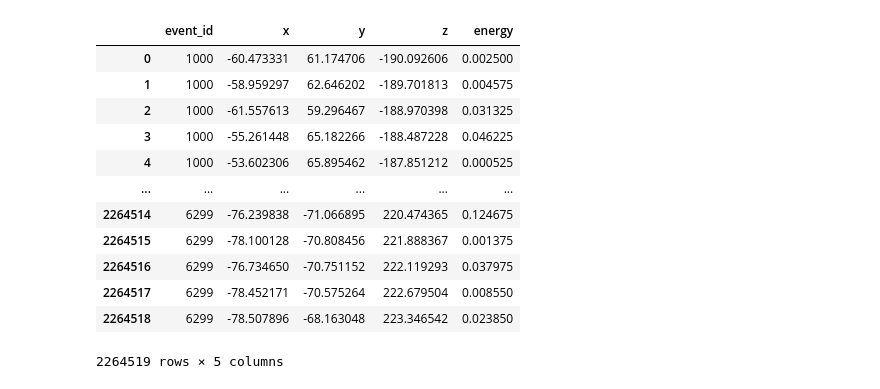
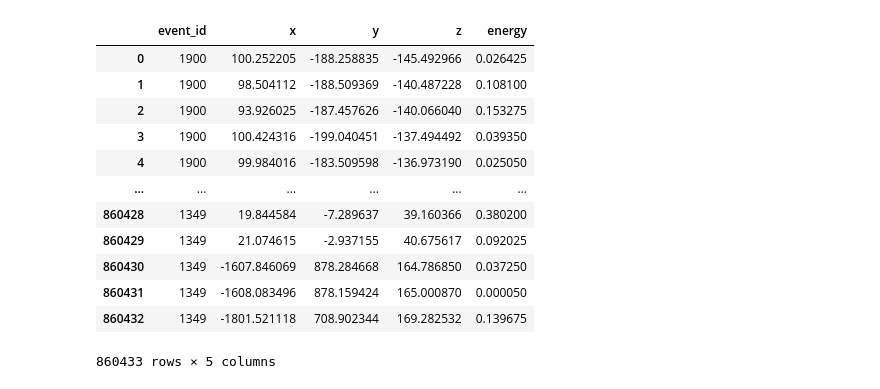
Before and after one commit to kvjmistry/NEXT_nudobe, a Jupyter notebook: workdir/TrackBuilder.ipynb, the cells around one changed output. Cells and saved outputs as stored; diff of their text form; code cells hidden in the pictures.

```diff
--- a/workdir/TrackBuilder.ipynb
+++ b/workdir/TrackBuilder.ipynb
@@ -1,34 +1,34 @@
 # %%
 import numpy as np
 import pandas as pd
 import matplotlib.pyplot as plt
 
 import pandas as pd
 from scipy.spatial import distance_matrix
 import numpy as np
 import matplotlib.pyplot as plt
 import itertools
 import copy
 
 # hits = pd.read_hdf('../../NEXT_nudobe/files/data/Leptoquark_SM_nexus.h5',"MC/hits")
-hits = pd.read_hdf('../../NEXT_nudobe/files/data/Leptoquark_SM_4mm_smear.h5',"MC/hits")
-
+hits = pd.read_hdf('../../NEXT_nudobe/files/data/Leptoquark_SM_10mm_smear.h5',"MC/hits")
+parts = pd.read_hdf('../../NEXT_nudobe/files/data/Leptoquark_SM_1mm_smear.h5',"MC/particles")
 
 display(hits)
 # %% [output]
 |  | event_id | x | y | z | energy |
-| 0 | 1000 | -60.473331 | 61.174706 | -190.092606 | 0.002500 |
-| 1 | 1000 | -58.959297 | 62.646202 | -189.701813 | 0.004575 |
-| 2 | 1000 | -61.557613 | 59.296467 | -188.970398 | 0.031325 |
-| 3 | 1000 | -55.261448 | 65.182266 | -188.487228 | 0.046225 |
-| 4 | 1000 | -53.602306 | 65.895462 | -187.851212 | 0.000525 |
+| 0 | 1900 | 100.252205 | -188.258835 | -145.492966 | 0.026425 |
+| 1 | 1900 | 98.504112 | -188.509369 | -140.487228 | 0.108100 |
+| 2 | 1900 | 93.926025 | -187.457626 | -140.066040 | 0.153275 |
+| 3 | 1900 | 100.424316 | -199.040451 | -137.494492 | 0.039350 |
+| 4 | 1900 | 99.984016 | -183.509598 | -136.973190 | 0.025050 |
 | ... | ... | ... | ... | ... | ... |
-| 2264514 | 6299 | -76.239838 | -71.066895 | 220.474365 | 0.124675 |
-| 2264515 | 6299 | -78.100128 | -70.808456 | 221.888367 | 0.001375 |
-| 2264516 | 6299 | -76.734650 | -70.751152 | 222.119293 | 0.037975 |
-| 2264517 | 6299 | -78.452171 | -70.575264 | 222.679504 | 0.008550 |
-| 2264518 | 6299 | -78.507896 | -68.163048 | 223.346542 | 0.023850 |
+| 860428 | 1349 | 19.844584 | -7.289637 | 39.160366 | 0.380200 |
+| 860429 | 1349 | 21.074615 | -2.937155 | 40.675617 | 0.092025 |
+| 860430 | 1349 | -1607.846069 | 878.284668 | 164.786850 | 0.037250 |
+| 860431 | 1349 | -1608.083496 | 878.159424 | 165.000870 | 0.000050 |
+| 860432 | 1349 | -1801.521118 | 708.902344 | 169.282532 | 0.139675 |
-2264519 rows × 5 columns
+860433 rows × 5 columns
 # %%
 %matplotlib widget
 
```
Also changed, not shown: parts of 9 cells of this notebook.
